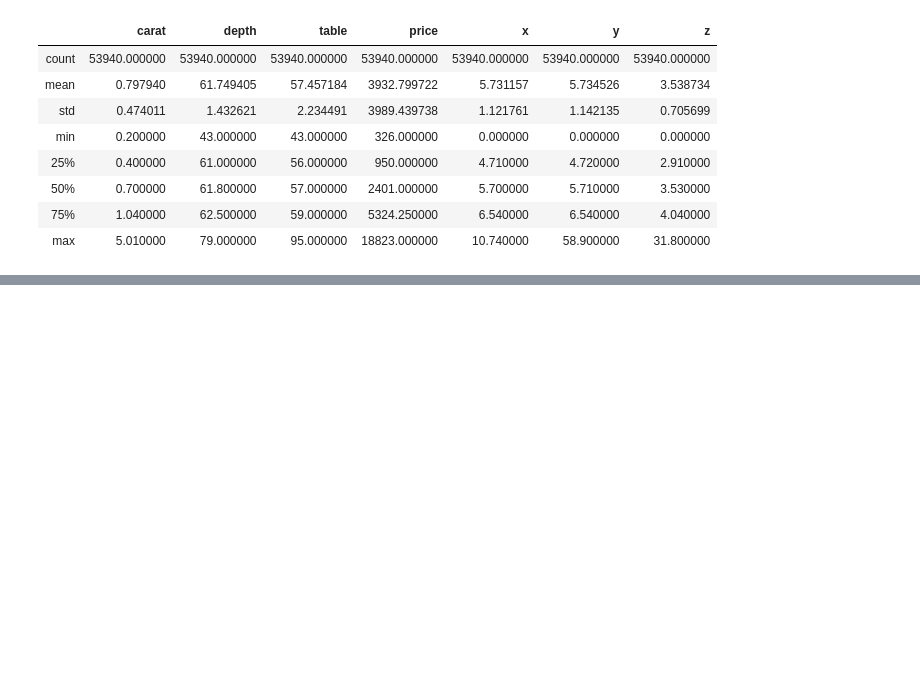
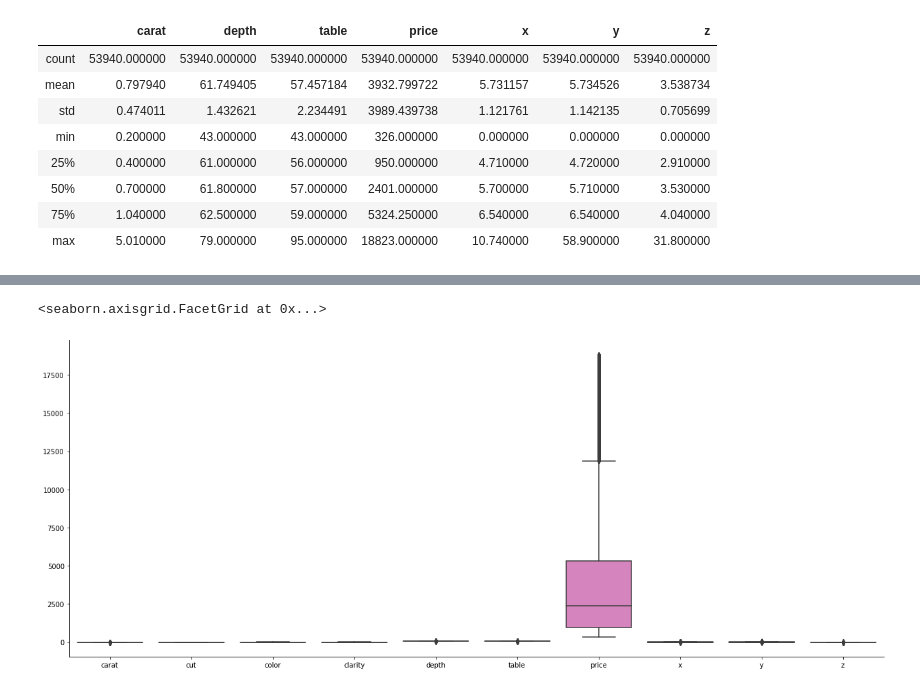
Before and after one commit to AnnaLenaStoe/Diamonds, a Jupyter notebook: diamonds.ipynb, the cells around one changed output, grey strips where cells are left out. Saved outputs shown, nothing was run; the diff lists cells and outputs as text; code cells hidden in the pictures; blank space fills up the shorter version.

```diff
--- a/diamonds.ipynb
+++ b/diamonds.ipynb
@@ -91,0 +85,18 @@ diamond.describe ()
+# %%
+def converter(color):
+    if color == "D":
+        return int(1)
+    elif color == "E":
+        return int(2)
+    elif color == "F":
+        return int(3)
+    elif color == "G":
+        return int (4)
+    elif color == "H":
+        return int(5)
+    elif color == "I":
+        return int(6)
+    elif color == "J":
+        return int(7)
+diamond["color"] = diamond["color"].apply(converter)
+diamond.head()
@@ -92,2 +110,23 @@ diamond.describe ()
+# %%
+def converter(clarity):
+    if clarity == "IF":
+        return int(1)
+    elif clarity == "VVS1":
+        return int(2)
+    elif clarity == "VVS2":
+        return int(3)
+    elif clarity == "VS1":
+        return int (4)
+    elif clarity == "VS2":
+        return int(5)
+    elif clarity == "SI1":
+        return int(6)
+    elif clarity == "SI2":
+        return int(7)
+    elif clarity == "I1":
+        return int(8)
+diamond["clarity"] = diamond["clarity"].apply(converter)
+diamond.head()
+diamond.to_csv('neu2.csv')
 # %%
 sns.pairplot(diamond)
@@ -98,3 +146,6 @@ sns.heatmap(diamond.corr())
 # %%
-#sns.factorplot(data=diamond , kind='box' , size=7, aspect=2.5)
+sns.factorplot(data=diamond , kind='box' , size=7, aspect=2.5)
+# %% [output]
+<seaborn.axisgrid.FacetGrid at 0x...>
+[figure, added]
 # %%
```
Also changed, not shown: parts of 30 cells of this notebook.
